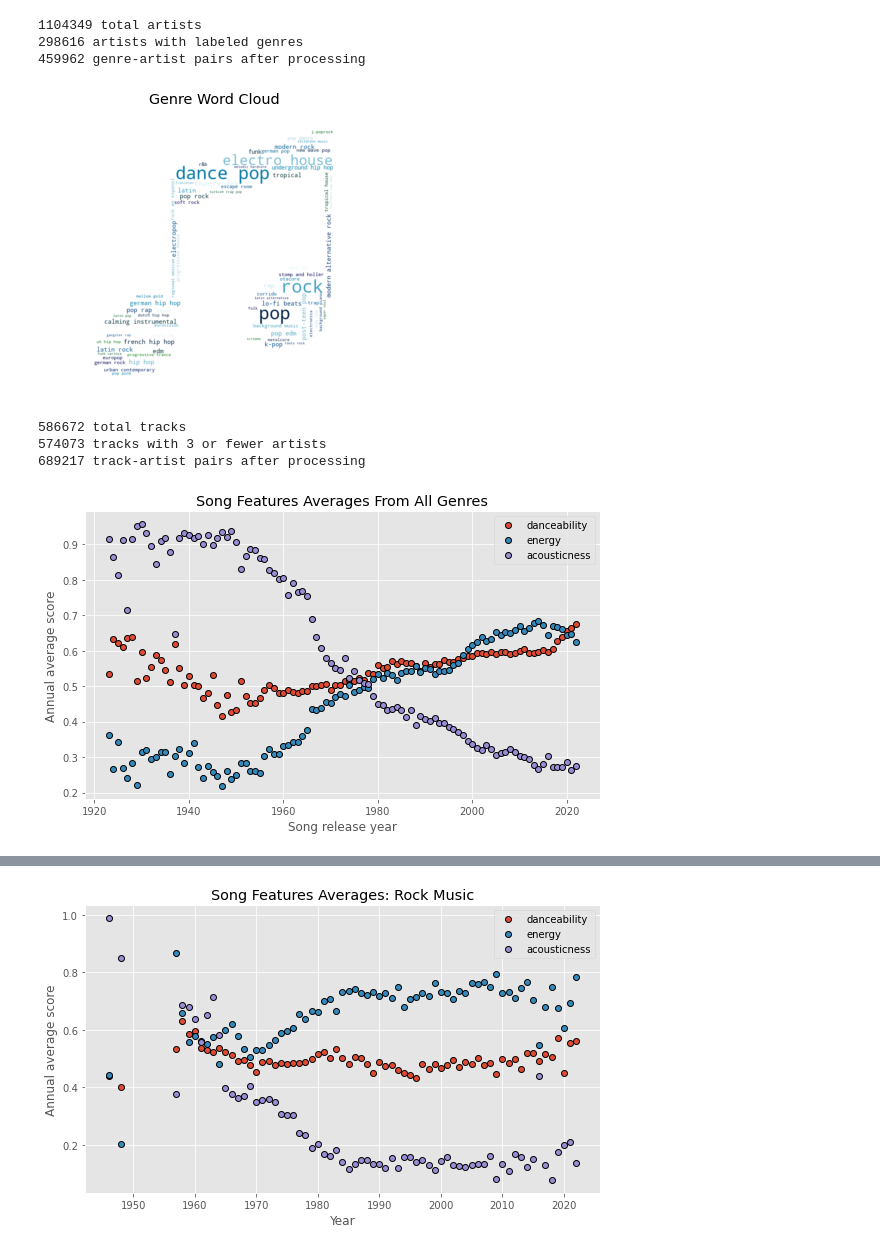
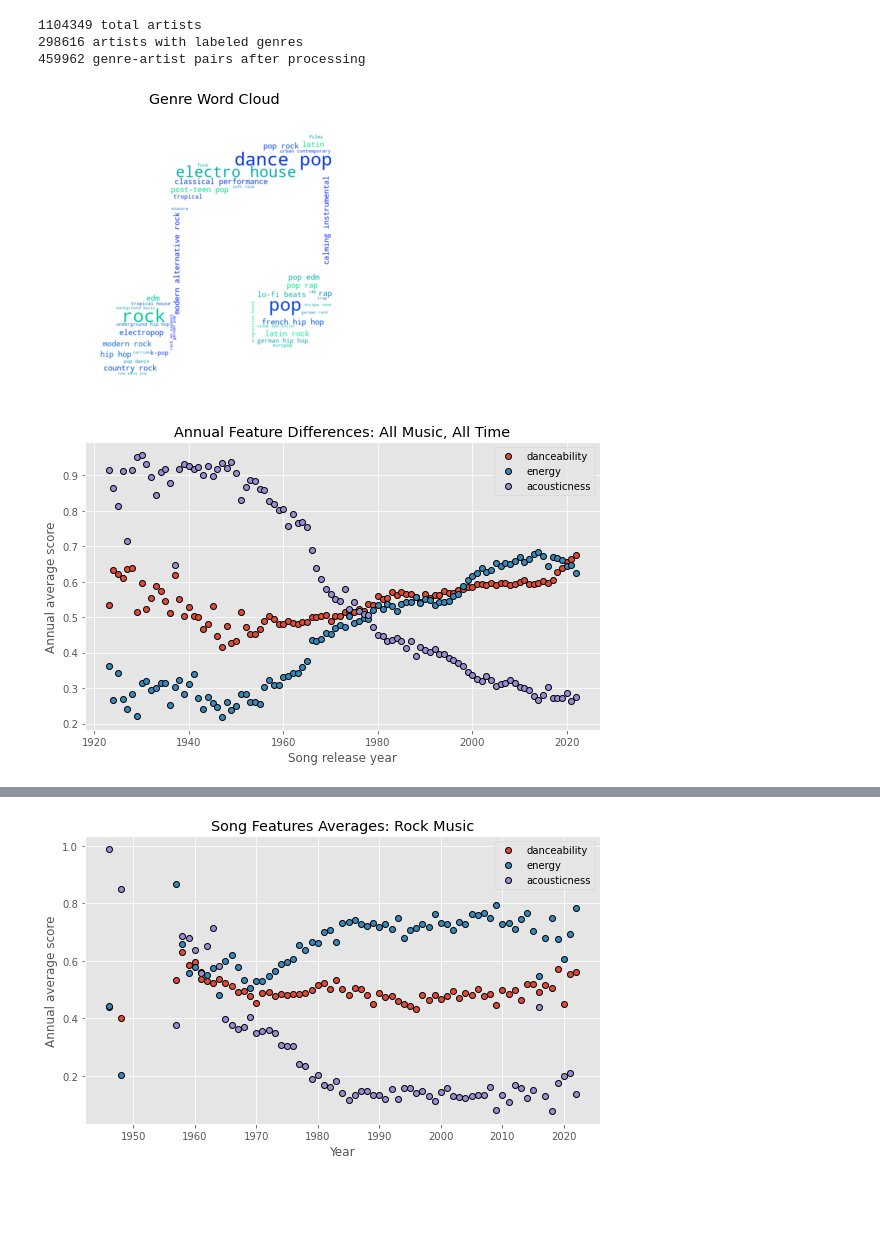
Before and after one commit to mattslatt/personal_portfolio, a Jupyter notebook: spotify/notebooks/analysis.ipynb, the cells around one changed output, grey strips where cells are left out. Saved outputs shown, nothing was run; the diff lists cells and outputs as text; code cells hidden in the pictures; blank space fills up the shorter version.

```diff
--- a/spotify/notebooks/analysis.ipynb
+++ b/spotify/notebooks/analysis.ipynb
@@ -22,27 +19,21 @@ artists = pd.read_csv('../data/artists.csv')
-# %%
-# process artists into distinct genre tags
-
-cleaned_artists = clean_artists(artists)
-# %% [output]
-1104349 total artists
-298616 artists with labeled genres
-459962 genre-artist pairs after processing
+# %%
+# process artists data (remove null genres, split genre tags, etc.)
+cleaned_artists = clean_artists(artists)
+
+# process tracks (clean strings, format datetime release date, etc.)
+cleaned_tracks = clean_tracks(tracks)
+# %% [output]
+1104349 total artists
+298616 artists with labeled genres
+459962 genre-artist pairs after processing
 # %%
-# generate word cloud of artist genres
-
+# generate word cloud of all genres
 mask = '/home/matt/portfolio/personal_portfolio/spotify/img/note.png'
-masked_wordcloud(cleaned_artists, mask, 'genres_wordcloud', min_font = 7, colormap_choice='ocean')
+masked_wordcloud(cleaned_artists, mask, 'genres_wordcloud', min_font = 10, colormap_choice='winter')
 # %% [output]
-[figure, old version]
+[figure, new version]
-# %%
-### how do acoustic features change over time for all music? ###
-
-cleaned_tracks = clean_tracks(tracks)
-# %% [output]
-586672 total tracks
-574073 tracks with 3 or fewer artists
-689217 track-artist pairs after processing
 # %%
+# how has music changed across all tracks, according to average annual track features?
 tracks_release_year = cleaned_tracks.groupby('release_date').mean()
 tracks_release_year = tracks_release_year.reset_index()
 tracks_release_year = tracks_release_year[1:]
@@ -56,8 +47,8 @@ ax.plot_date(tracks_release_year['release_date'], tracks_release_year['acousticn
 ax.legend()
 ax.set_ylabel('Annual average score')
 ax.set_xlabel('Song release year')
-plt.title('Song Features Averages From All Genres')
+plt.title('Annual Feature Differences: All Music, All Time')
 plt.tight_layout()
 plt.savefig('/home/matt/portfolio/personal_portfolio/spotify/img/annual_avg_song_features.png')
 # %% [output]
-[figure, old version]
+[figure, new version]
```
Also changed, not shown: parts of 13 cells of this notebook, 1 other file.
